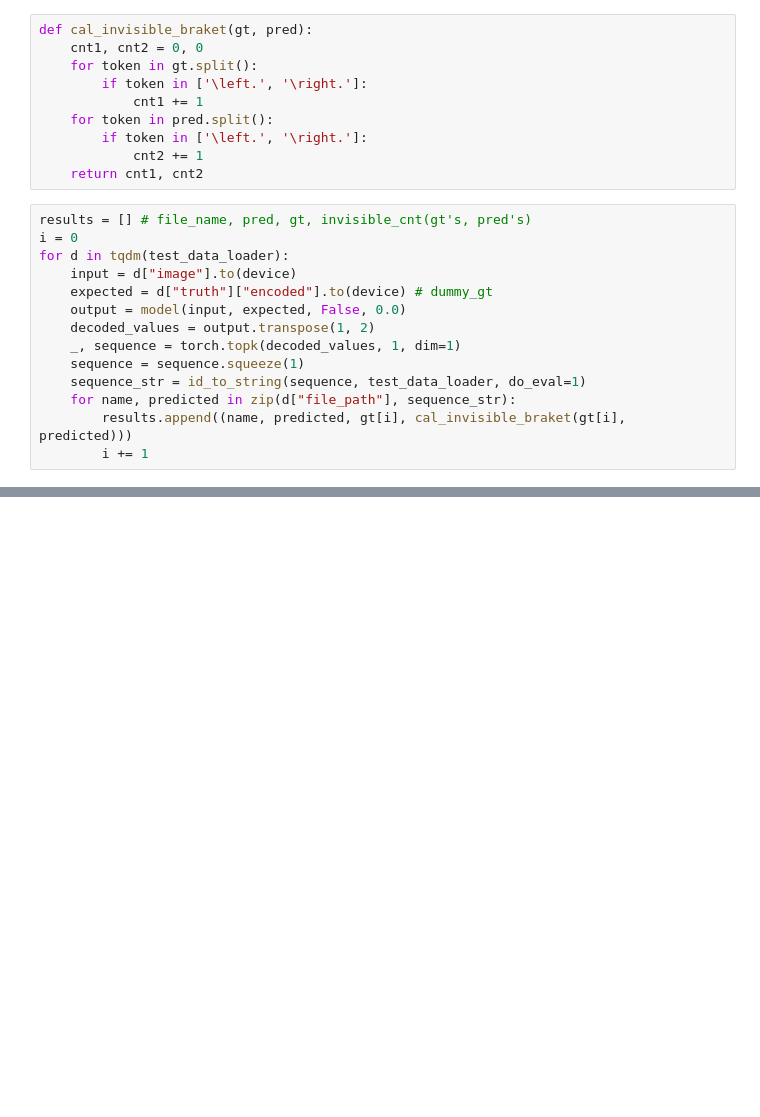
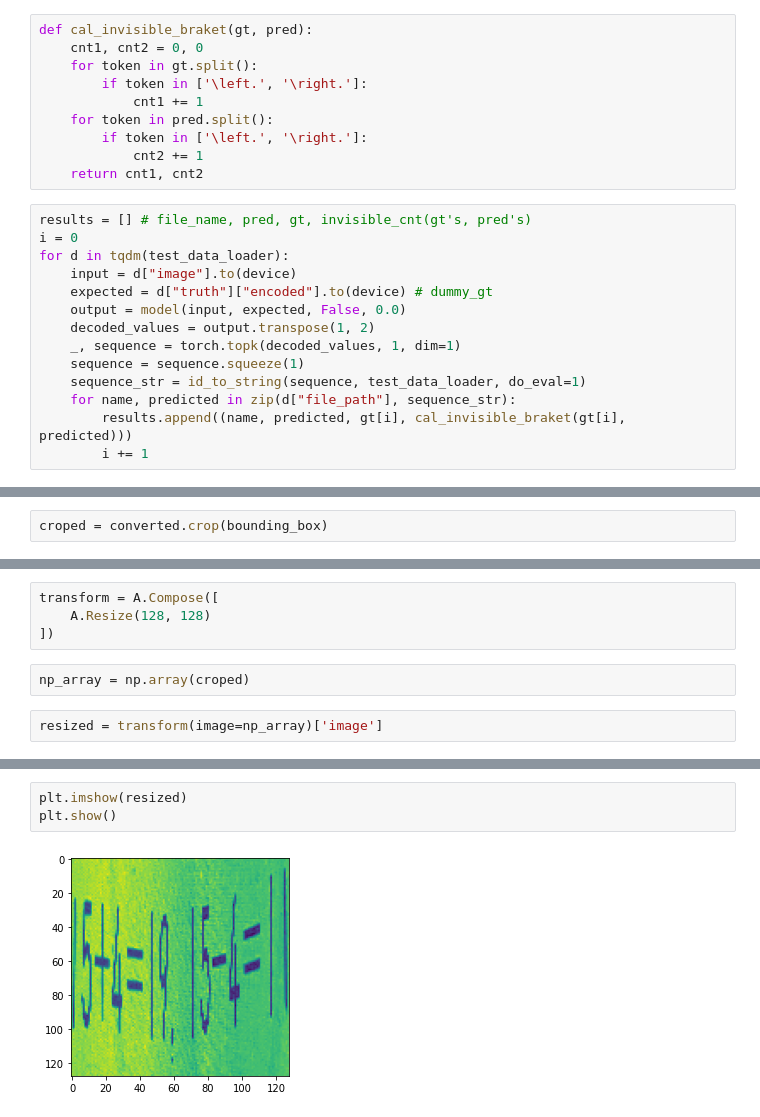
Before and after one commit to bcaitech1/p4-fr-9-googoo, a Jupyter notebook: i_can_see.ipynb, the cells around one changed output, grey strips where cells are left out. Drawn from its saved outputs; the diff is of its cells as text; blank space fills up the shorter version.

```diff
--- a/i_can_see.ipynb
+++ b/i_can_see.ipynb
@@ -230,0 +303,2 @@ with open(os.path.join(cfg['log_dir'], "error_eda1.csv"), "a") as a:
+# %%
+croped = converted.crop(bounding_box)
@@ -230,0 +315,8 @@ with open(os.path.join(cfg['log_dir'], "error_eda1.csv"), "a") as a:
+# %%
+transform = A.Compose([
+    A.Resize(128, 128)
+])
+# %%
+np_array = np.array(croped)
+# %%
+resized = transform(image=np_array)['image']
@@ -230,0 +333,5 @@ with open(os.path.join(cfg['log_dir'], "error_eda1.csv"), "a") as a:
+# %%
+plt.imshow(resized)
+plt.show()
+# %% [output]
+[figure, added]
```
Also changed, not shown: parts of 46 cells of this notebook, 22 other files.
